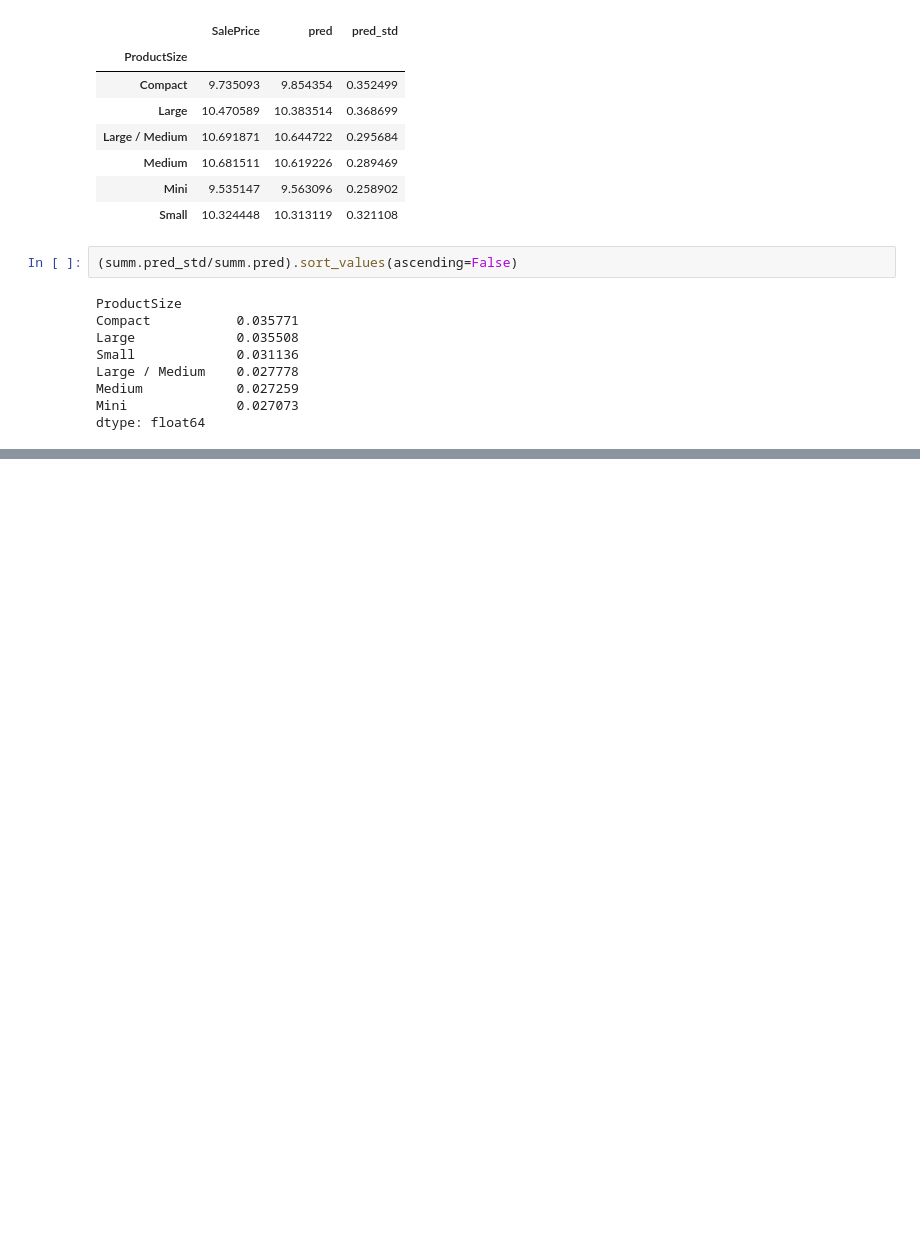
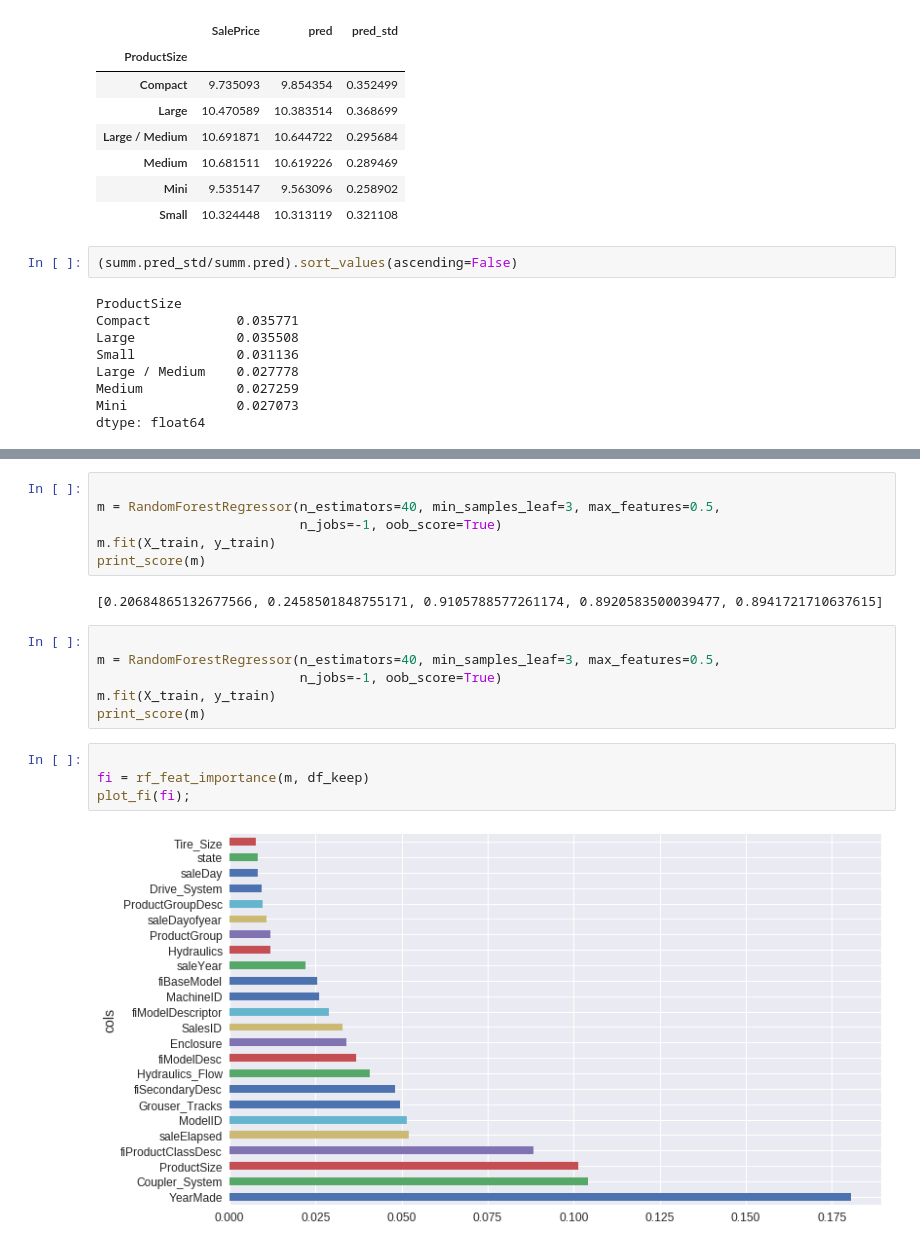
Before and after one commit to ssttv/ml-resources, a Jupyter notebook: fastai_rf_interpretation.ipynb, the cells around one changed output, grey strips where cells are left out. Cells and saved outputs as stored; diff of their text form; blank space fills up the shorter version.

```diff
--- a/fastai_rf_interpretation.ipynb
+++ b/fastai_rf_interpretation.ipynb
@@ -216,0 +214,20 @@ dtype: float64
+# %%
+
+m = RandomForestRegressor(n_estimators=40, min_samples_leaf=3, max_features=0.5,
+                          n_jobs=-1, oob_score=True)
+m.fit(X_train, y_train)
+print_score(m)
+# %% [output]
+[0.20684865132677566, 0.2458501848755171, 0.9105788577261174, 0.8920583500039477, 0.8941721710637615]
+# %%
+
+m = RandomForestRegressor(n_estimators=40, min_samples_leaf=3, max_features=0.5,
+                          n_jobs=-1, oob_score=True)
+m.fit(X_train, y_train)
+print_score(m)
+# %%
+
+fi = rf_feat_importance(m, df_keep)
+plot_fi(fi);
+# %% [output]
+[figure, added]
```
Also changed, not shown: parts of 10 cells of this notebook.
